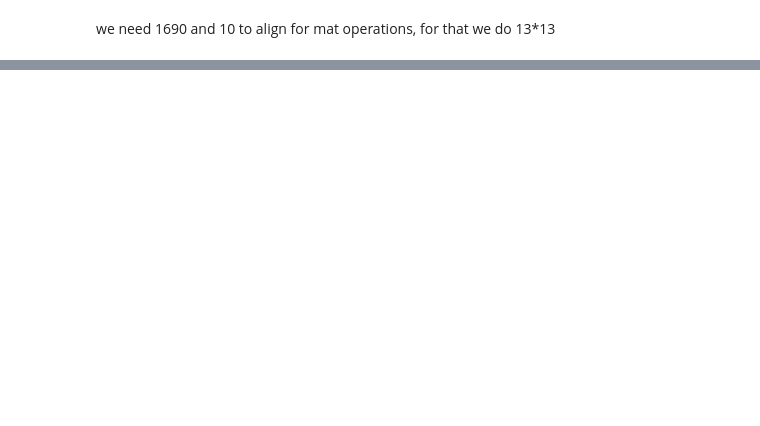
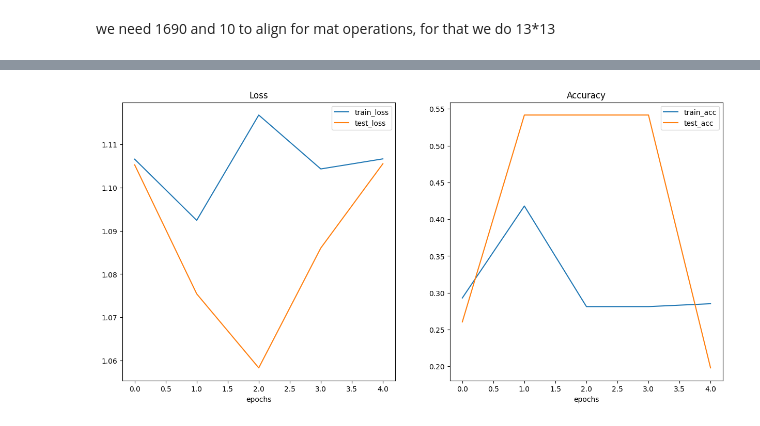
Before and after one commit to LadakaTayaara/deep-learning-codealong-nb, a Jupyter notebook: customdatasettut.ipynb, the cells around one changed output, grey strips where cells are left out. Cells and saved outputs as stored; diff of their text form; code cells hidden in the pictures; blank space fills up the shorter version.

```diff
--- a/customdatasettut.ipynb
+++ b/customdatasettut.ipynb
@@ -837,0 +946,35 @@ def train(model:torch.nn.Module,
+# %%
+#construct and train model 1
+
+#create model_1 and send it to target device
+torch.manual_seed(69)
+model_1=TinyVGG(input_shape=3,
+                hidden_units=10,
+                output_shape=len(train_data_augment.classes)).to(device)
+# %%
+#create a loss function and optimizer and call out the train function to train and evaluate model
+torch.manual_seed(69)
+torch.cuda.manual_seed(69)
+
+#epochs
+NUM_EPOCHS=5
+
+#loss fn
+loss_fn=nn.CrossEntropyLoss()#loss function is also known as criterion
+optimizer=torch.optim.Adam(params=model_1.parameters(),
+                           lr=0.001)
+
+#time
+start_time=timer()
+
+#train model 1
+model_1_results = train(model=model_1,
+                        train_dataloader=train_dataloader_augmented,
+                        test_dataloader=test_dataloader_simple,
+                        optimizer=optimizer,
+                        loss_fn=loss_fn,
+                        epochs=NUM_EPOCHS)
+
+
+end_time= timer()
+print(f"total training time:- {end_time-start_time:.3f} seconds")
@@ -837,0 +988,6 @@ def train(model:torch.nn.Module,
+# %%
+#plot the loss curves of model 1
+
+plot_loss_curves(model_1_results)
+# %% [output]
+[figure, added]
```
Also changed, not shown: parts of 22 cells of this notebook, 1 other file.
